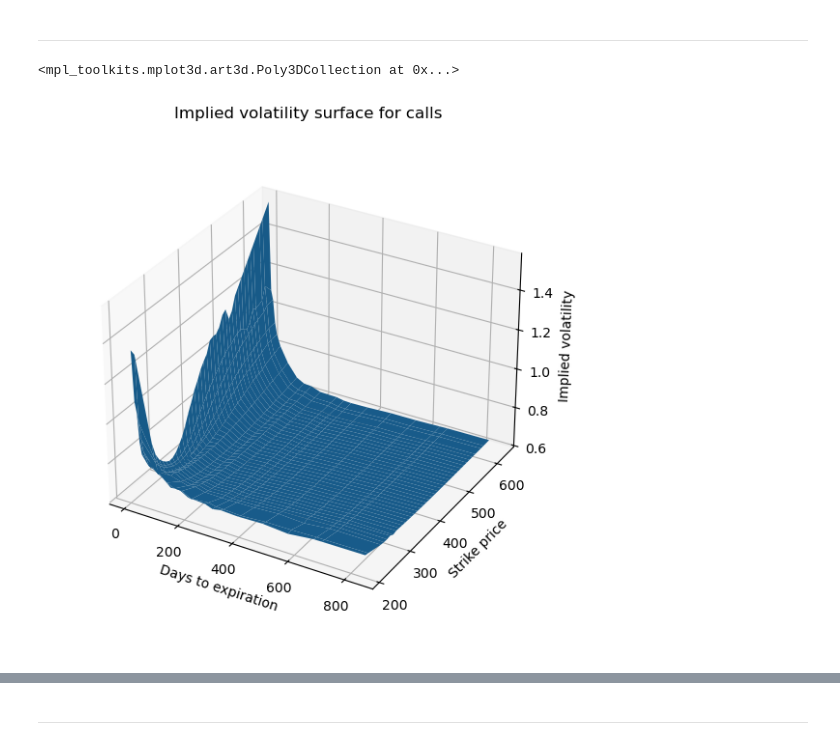
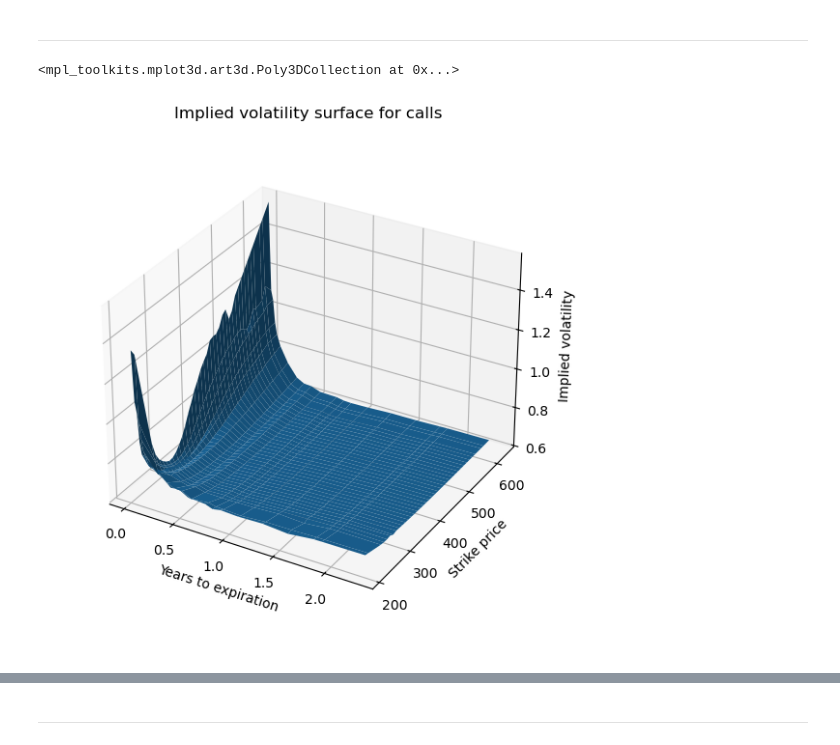
Before and after one commit to ANakonieczna/Computational-Finance, a Jupyter notebook: 02_PRACTICE_OptionPricing_Vol_VaR_ES_ModelValid.ipynb, the cells around one changed output, grey strips where cells are left out. Drawn from its saved outputs; the diff is of its cells as text; code cells hidden in the pictures.

```diff
--- a/02_PRACTICE_OptionPricing_Vol_VaR_ES_ModelValid.ipynb
+++ b/02_PRACTICE_OptionPricing_Vol_VaR_ES_ModelValid.ipynb
@@ -364,6 +375,8 @@ cp_options = option_chains(Tesla_data).drop('contractSymbol', axis = 1)
 # read data from file
 cp_options = pd.read_csv("TSLA_cp_options.csv")
 cp_options.drop('Unnamed: 0', axis = 1, inplace = True)
+
+cp_options['T [years]'] = cp_options['daysToExpiration'] /365
 # %%
 cp_options.head()
 # %% [output]
@@ -499,24 +514,24 @@ fig.tight_layout()
 # %% [markdown]
 -------
 # %%
-surface = (cp_options_calls[['daysToExpiration', 'strike', 'impliedVolatility']]
-           .pivot_table(values = 'impliedVolatility', index = 'strike', columns = 'daysToExpiration').dropna())
+iv_surface_calls = (cp_options_calls[['T [years]', 'strike', 'impliedVolatility']]
+                    .pivot_table(values = 'impliedVolatility', index = 'strike', columns = 'T [years]').dropna())
 
 fig = plt.figure(figsize = (9,7))
 ax = fig.add_subplot(111, projection = '3d')
 
-x, y, z = surface.columns.values, surface.index.values, surface.values
+x, y, z = iv_surface_calls.columns.values, iv_surface_calls.index.values, iv_surface_calls.values
 X, Y = np.meshgrid(x, y)
 
-ax.set_xlabel("Days to expiration")
+ax.set_xlabel("Years to expiration")
 ax.set_ylabel("Strike price")
 ax.set_zlabel("Implied volatility")
 ax.set_title("Implied volatility surface for calls")
 
 ax.set_box_aspect(aspect = None, zoom = 0.9)
 
 ax.plot_surface(X, Y, z)
 # %% [output]
 <mpl_toolkits.mplot3d.art3d.Poly3DCollection at 0x...>
-[figure, old version]
+[figure, new version]
 # %%
```
Also changed, not shown: parts of 42 cells of this notebook, 1 other file.
